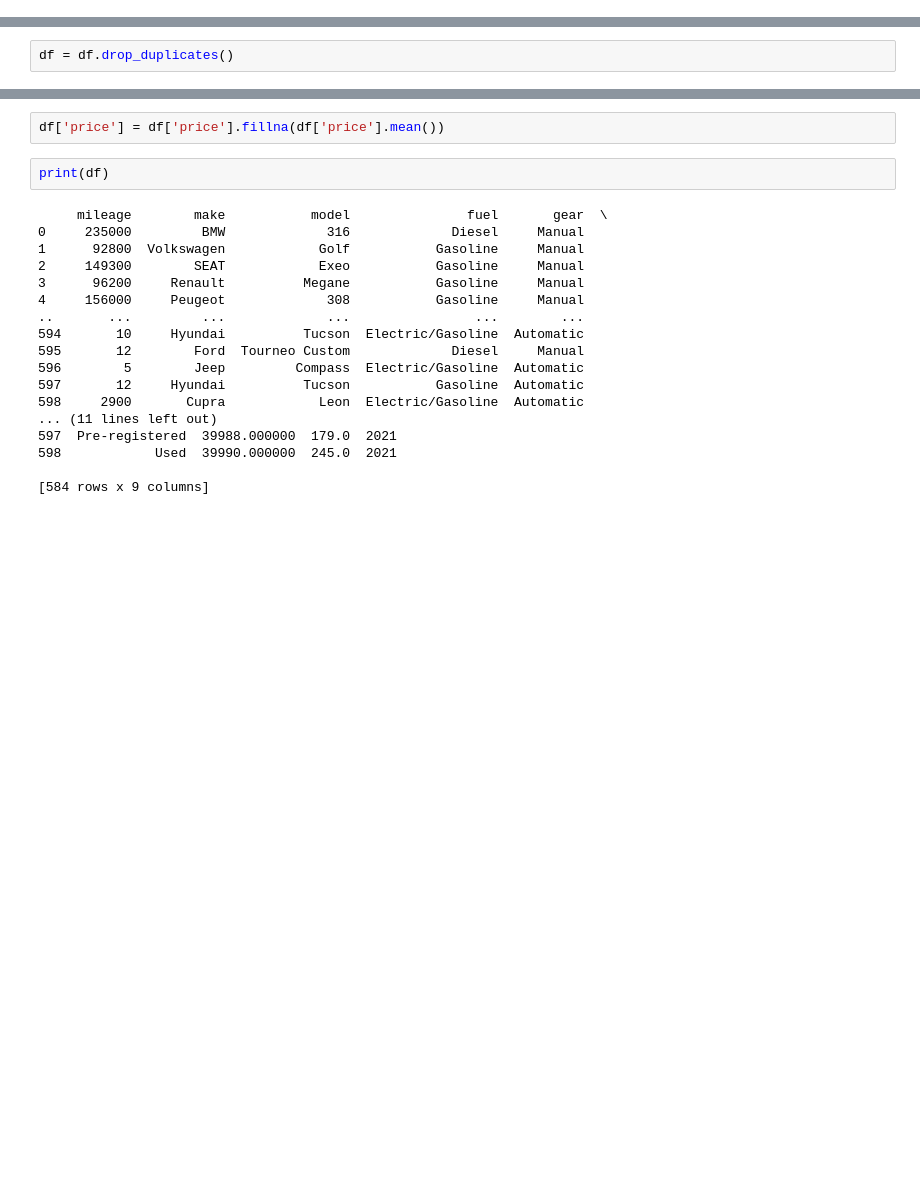
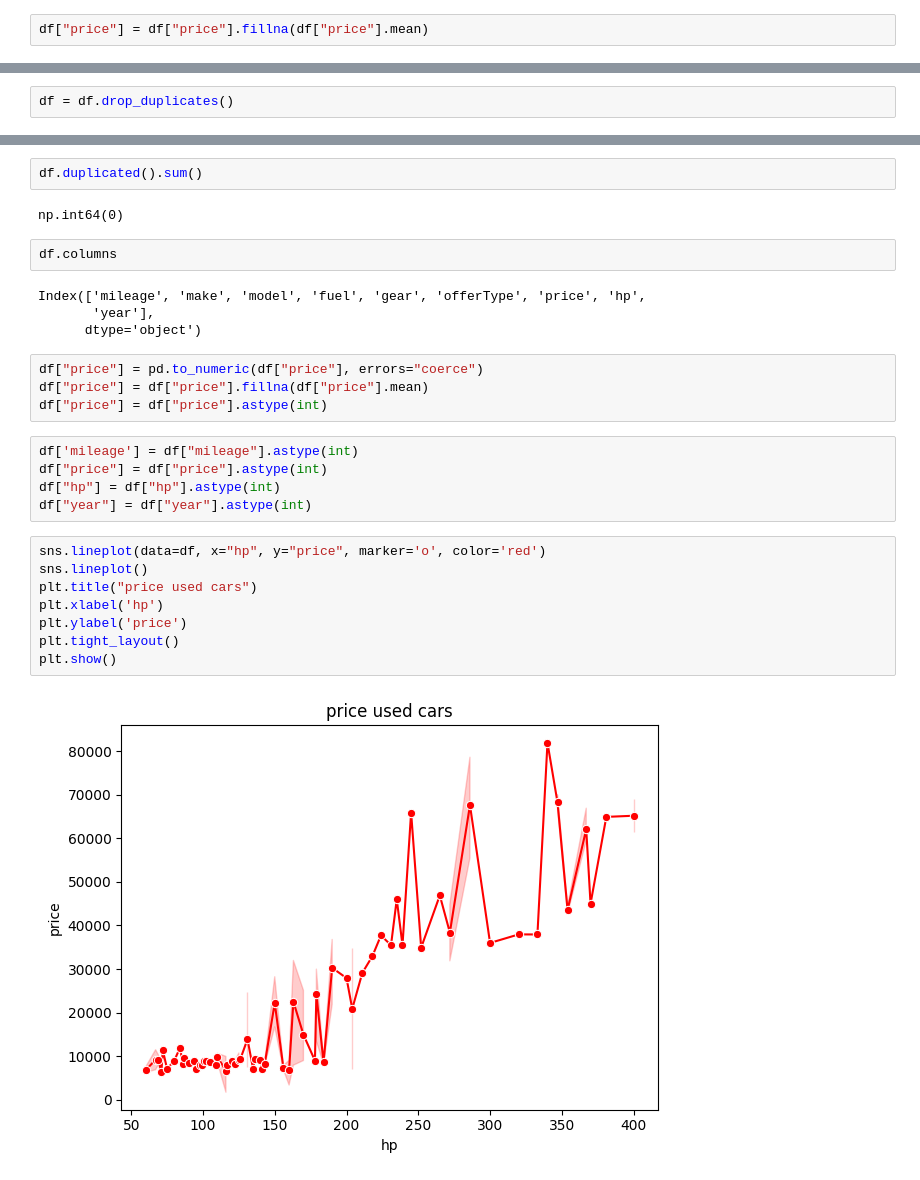
Before and after one commit to AbdallhOmran/Used-car-prices, a Jupyter notebook: index.ipynb, the cells around one changed output, grey strips where cells are left out. Saved outputs shown, nothing was run; the diff lists cells and outputs as text; blank space fills up the shorter version.

```diff
--- a/index.ipynb
+++ b/index.ipynb
@@ -8,0 +75,2 @@ df = pd.read_csv("autoscout-germanytest-dataset.csv")
+# %%
+df["price"] = df["price"].fillna(df["price"].mean)
@@ -31,22 +100,29 @@ print(df)
+# %%
+df.duplicated().sum()
+# %% [output]
+np.int64(0)
+# %%
+df.columns
+# %% [output]
+Index(['mileage', 'make', 'model', 'fuel', 'gear', 'offerType', 'price', 'hp',
+       'year'],
+      dtype='object')
 # %%
-df['price'] = df['price'].fillna(df['price'].mean())
+df["price"] = pd.to_numeric(df["price"], errors="coerce")
+df["price"] = df["price"].fillna(df["price"].mean)
+df["price"] = df["price"].astype(int)
-# %%
-print(df)
-# %% [output]
-     mileage        make           model               fuel       gear  \
-0     235000         BMW             316             Diesel     Manual
-1      92800  Volkswagen            Golf           Gasoline     Manual
-2     149300        SEAT            Exeo           Gasoline     Manual
-3      96200     Renault          Megane           Gasoline     Manual
-4     156000     Peugeot             308           Gasoline     Manual
-..       ...         ...             ...                ...        ...
-594       10     Hyundai          Tucson  Electric/Gasoline  Automatic
-595       12        Ford  Tourneo Custom             Diesel     Manual
-596        5        Jeep         Compass  Electric/Gasoline  Automatic
-597       12     Hyundai          Tucson           Gasoline  Automatic
-598     2900       Cupra            Leon  Electric/Gasoline  Automatic
-... (11 lines left out)
-597  Pre-registered  39988.000000  179.0  2021
-598            Used  39990.000000  245.0  2021
-
-[584 rows x 9 columns]
+# %%
+df['mileage'] = df["mileage"].astype(int)
+df["price"] = df["price"].astype(int)
+df["hp"] = df["hp"].astype(int)
+df["year"] = df["year"].astype(int)
+# %%
+sns.lineplot(data=df, x="hp", y="price", marker='o', color='red')
+sns.lineplot()
+plt.title("price used cars")
+plt.xlabel('hp')
+plt.ylabel('price')
+plt.tight_layout()
+plt.show()
+# %% [output]
+[figure, added]
```
Also changed, not shown: parts of 12 cells of this notebook, 2 other files.
